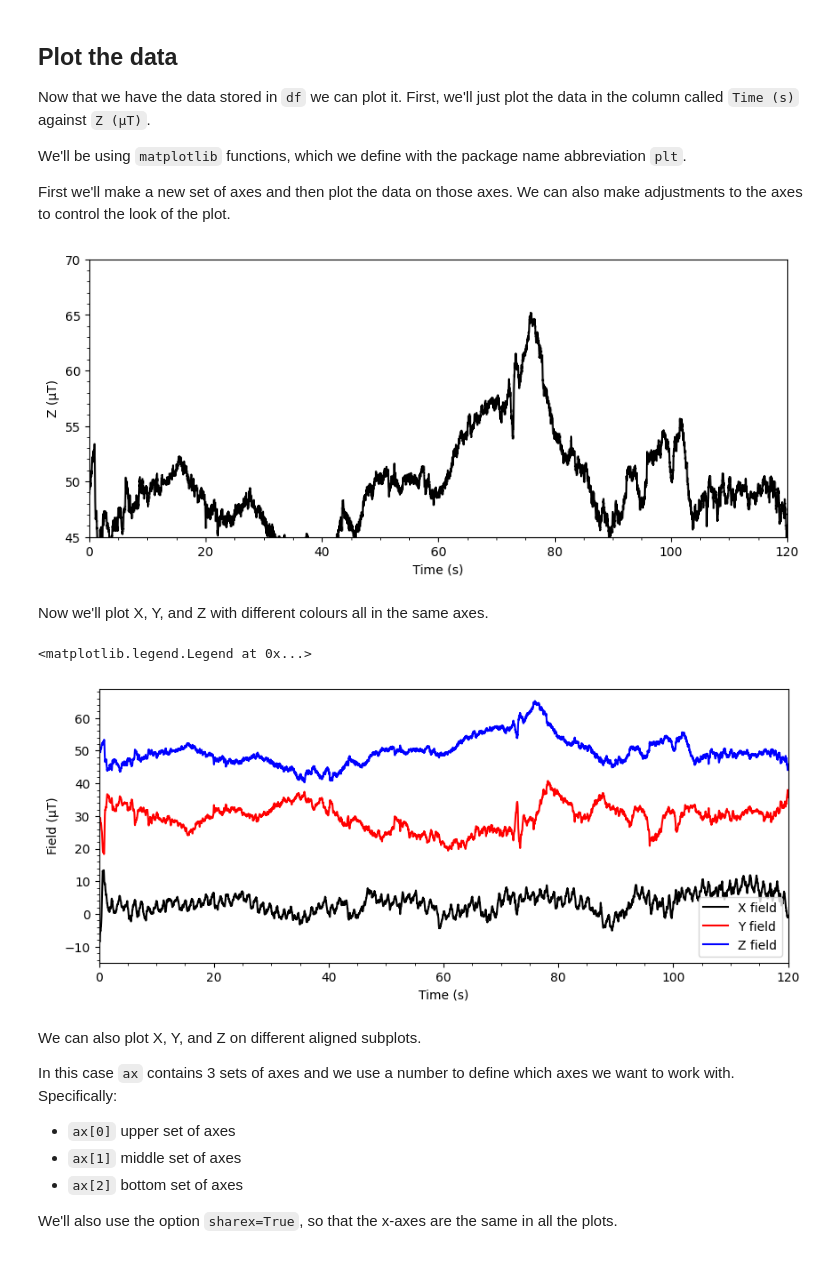
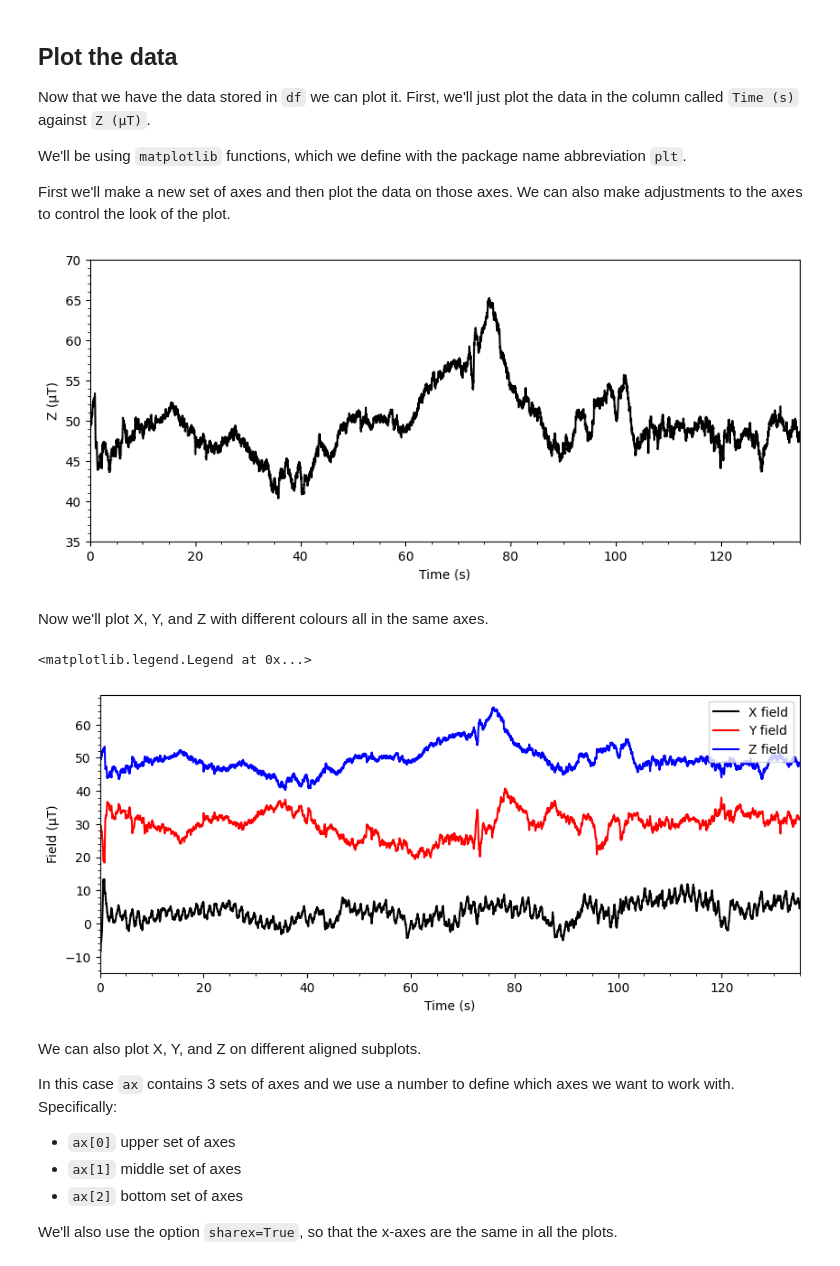
Before and after one commit to owendouglas88/EMSC-W3-P1-u7947676, a Jupyter notebook: Copy_of_EMSC2010_W3_P1_NB1_u7947676.ipynb, the cells around one changed output. Saved outputs shown, nothing was run; the diff lists cells and outputs as text; code cells hidden in the pictures.

```diff
--- a/Copy_of_EMSC2010_W3_P1_NB1_u7947676.ipynb
+++ b/Copy_of_EMSC2010_W3_P1_NB1_u7947676.ipynb
@@ -73,13 +73,13 @@ First we'll make a new set of axes and then plot the data on those axes. We can
 # %%
 fig, ax = plt.subplots(figsize=(10, 4)) #make axes (called ax) 10 units wide and 4 units high
 ax.plot(df['Time (s)'],df['Z (µT)'],'k') #plot time vs. Z on ax as a black ('k') line
 ax.set_xlabel('Time (s)') #text for the x-axis label
 ax.set_ylabel('Z (µT)') #text for the y-axis label
-ax.set_xlim([0,120]) #interval for the x-axis
-ax.set_ylim([45,70]) #interval for the y-axis
+ax.set_xlim([0,135]) #interval for the x-axis
+ax.set_ylim([35,70]) #interval for the y-axis
 ax.minorticks_on() #show the minor ticks
 # %% [output]
-[figure, old version]
+[figure, new version]
 # %% [markdown]
 Now we'll plot X, Y, and Z with different colours all in the same axes.
 # %%
@@ -89,12 +89,12 @@ ax.plot(df['Time (s)'],df['Y (µT)'],'r',label='Y field') #plot time vs. Y as a
 ax.plot(df['Time (s)'],df['Z (µT)'],'b',label='Z field') #plot time vs. Z as a blue ('k') line, add a label name for the line
 ax.set_xlabel('Time (s)') #text for the x-axis label
 ax.set_ylabel('Field (µT)') #text for the y-axis label
-ax.set_xlim([0,120]) #interval for the x-axis
+ax.set_xlim([0,135]) #interval for the x-axis
 ax.minorticks_on() #show the minor ticks
 ax.legend() #show the legend with the labels given above
 # %% [output]
 <matplotlib.legend.Legend at 0x...>
-[figure, old version]
+[figure, new version]
 # %% [markdown]
 We can also plot X, Y, and Z on different aligned subplots.
 
```
Also changed, not shown: parts of 1 cell of this notebook.
